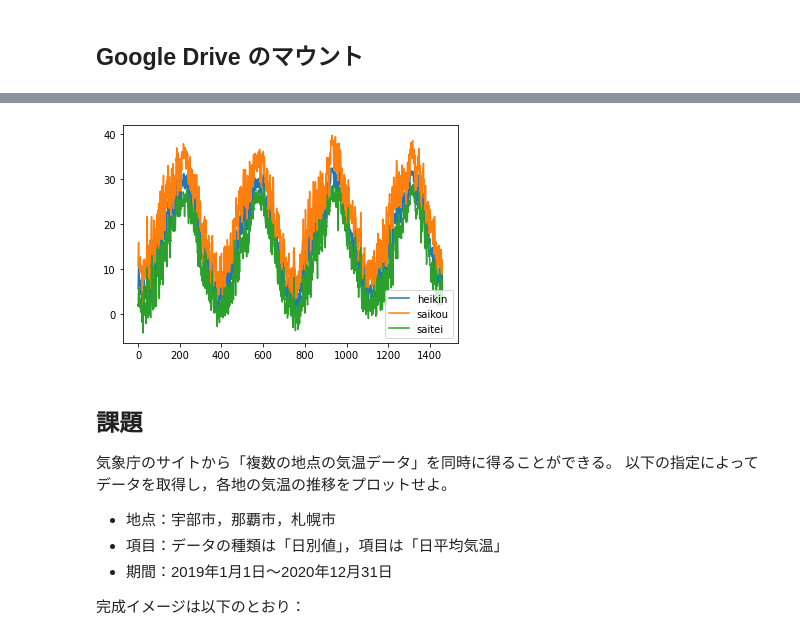
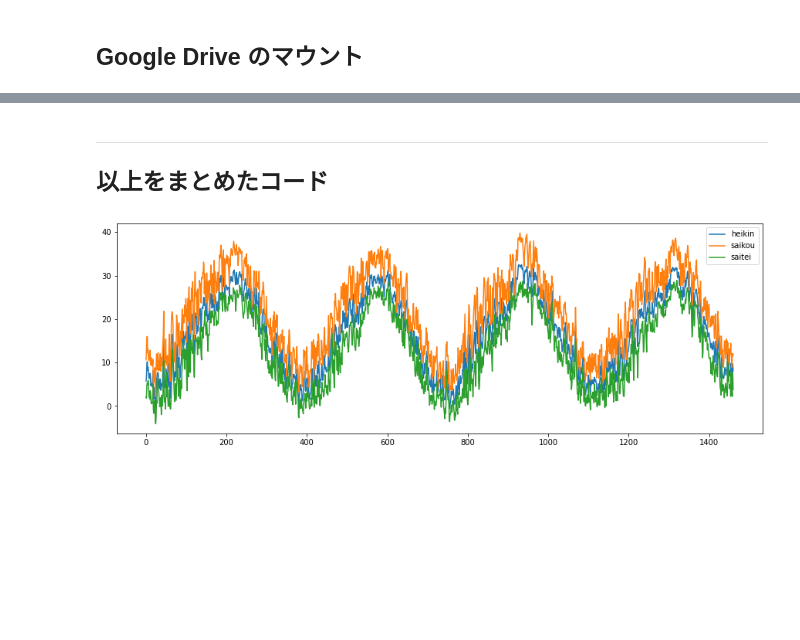
Before and after one commit to ymuto0302/base1_2022, a Jupyter notebook: opendata1_jma_csv.ipynb, the cells around one changed output, grey strips where cells are left out. Saved outputs shown, nothing was run; the diff lists cells and outputs as text; code cells hidden in the pictures; blank space fills up the shorter version.

```diff
--- a/opendata1_jma_csv.ipynb
+++ b/opendata1_jma_csv.ipynb
@@ -33,0 +34,4 @@ Mounted at /content/drive
+# %%
+# ファイル・オープン ＆ CSVリーダーの設定
+f = open("/content/drive/My Drive/BASE/OpenData/kyoto.csv", "r", encoding="shiftjis")
+reader = csv.reader(f)
@@ -33,0 +41,4 @@ Mounted at /content/drive
+# %%
+# ヘッダ部を読み飛ばす
+for i in range(6):
+	next(reader)
@@ -33,0 +48,13 @@ Mounted at /content/drive
+# %%
+# データ格納用のリストを準備
+date = [] # 日付
+heikin = [] #平均気温
+saikou = [] #最高気温
+saitei = [] # 最低気温
+
+# CSV ファイルからデータ読み込み
+for row in reader:
+	date.append(row[0])
+	heikin.append(float(row[1]))
+	saikou.append(float(row[4]))
+	saitei.append(float(row[7]))
@@ -34,46 +74,42 @@ Mounted at /content/drive
+# %% [markdown]
+---
+## 以上をまとめたコード
 # %%
-import csv
-import matplotlib.pyplot as plt
-
 '''
 気象庁のデータを用いた可視化
 '''
+import csv # CSVファイルを扱うため
+import matplotlib.pyplot as plt # 折れ線グラフを描くため
+
+# ファイル・オープン ＆ CSVリーダーの設定
 f = open("/content/drive/My Drive/BASE/OpenData/kyoto.csv", "r", encoding="shiftjis")
 reader = csv.reader(f)
 
 # ヘッダ部を読み飛ばす
 for i in range(6):
 	next(reader)
 
 # データ格納用のリストを準備
 date = [] # 日付
 heikin = [] #平均気温
 saikou = [] #最高気温
 saitei = [] # 最低気温
 
 # CSV ファイルからデータ読み込み
 for row in reader:
 	date.append(row[0])
 	heikin.append(float(row[1]))
 	saikou.append(float(row[4]))
 	saitei.append(float(row[7]))
 
 f.close()
 
-# 平均気温，最高気温，最低気温
-plt.plot(heikin, label="heikin")
-plt.plot(saikou, label="saikou")
-plt.plot(saitei, label="saitei")
+# 平均気温，最高気温，最低気温のプロット
+plt.figure(figsize=(15,5)) # 図のサイズを設定
+plt.plot(heikin, label="heikin") # 平均気温の折れ線グラフ
+plt.plot(saikou, label="saikou") # 最高気温の折れ線グラフ
+plt.plot(saitei, label="saitei") # 最低気温の折れ線グラフ
 plt.legend() # 凡例の表示
 plt.show()
 # %% [output]
-[figure, old version]
+[figure, new version]
-# %% [markdown]
-## 課題
-気象庁のサイトから「複数の地点の気温データ」を同時に得ることができる。
-以下の指定によってデータを取得し，各地の気温の推移をプロットせよ。
-- 地点：宇部市，那覇市，札幌市
-- 項目：データの種類は「日別値」，項目は「日平均気温」
-- 期間：2019年1月1日〜2020年12月31日
-
-完成イメージは以下のとおり：
```
Also changed, not shown: parts of 12 cells of this notebook.
